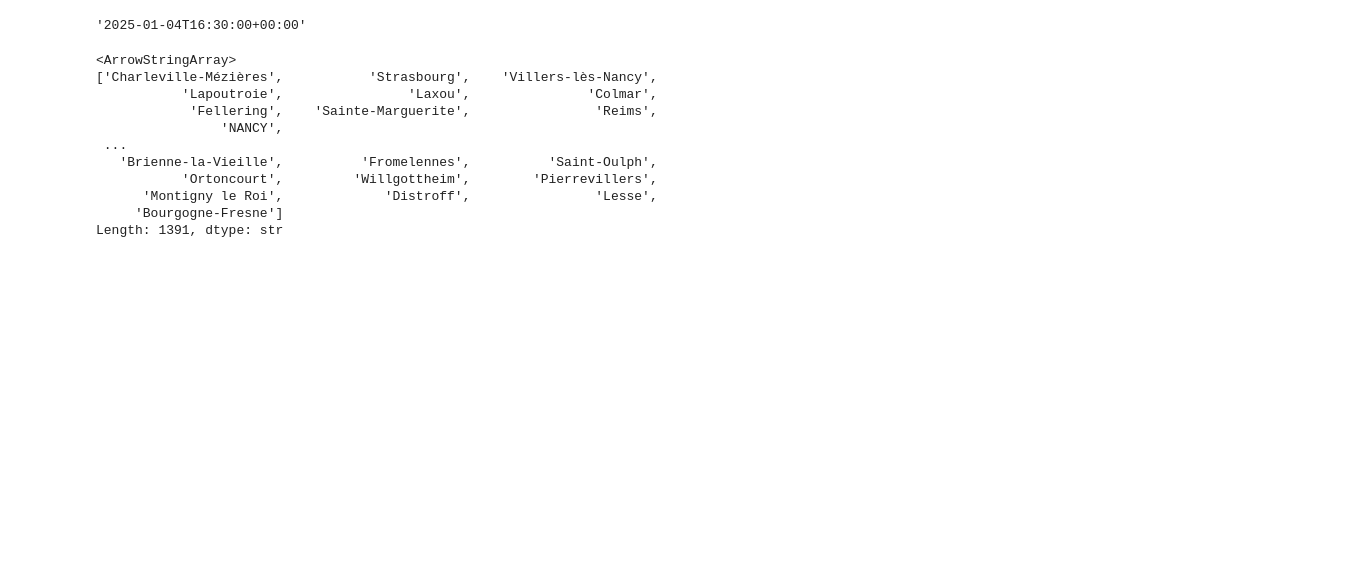
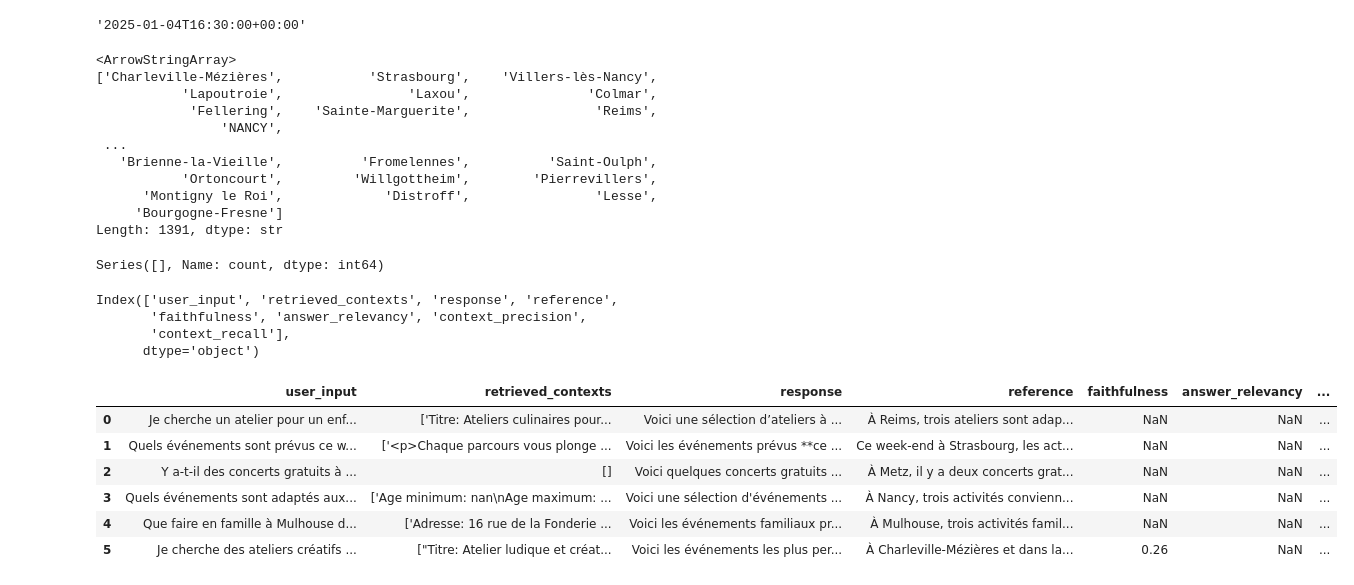
Before and after one commit to Diaure/PulsEvent-LLM-RAG, a Jupyter notebook: verif_df.ipynb, the cells around one changed output. Saved outputs shown, nothing was run; the diff lists cells and outputs as text; code cells hidden in the pictures; blank space fills up the shorter version.

```diff
--- a/verif_df.ipynb
+++ b/verif_df.ipynb
@@ -149,3 +154,26 @@ df_verif['location_city'].unique()
       'Montigny le Roi',             'Distroff',                'Lesse',
      'Bourgogne-Fresne']
 Length: 1391, dtype: str
+# %%
+
+results_df = pd.read_csv("ragas_results.csv")
+results_df["answer_relevancy"].value_counts()
+# %% [output]
+Series([], Name: count, dtype: int64)
+# %%
+results_df.columns
+# %% [output]
+Index(['user_input', 'retrieved_contexts', 'response', 'reference',
+       'faithfulness', 'answer_relevancy', 'context_precision',
+       'context_recall'],
+      dtype='object')
+# %%
+results_df
+# %% [output]
+|  | user_input | retrieved_contexts | response | reference | faithfulness | answer_relevancy | ... |
+| 0 | Je cherche un atelier pour un enf... | ['Titre: Ateliers culinaires pour... | Voici une sélection d’ateliers à ... | À Reims, trois ateliers sont adap... | NaN | NaN | ... |
+| 1 | Quels événements sont prévus ce w... | ['<p>Chaque parcours vous plonge ... | Voici les événements prévus **ce ... | Ce week-end à Strasbourg, les act... | NaN | NaN | ... |
+| 2 | Y a-t-il des concerts gratuits à ... | [] | Voici quelques concerts gratuits ... | À Metz, il y a deux concerts grat... | NaN | NaN | ... |
+| 3 | Quels événements sont adaptés aux... | ['Age minimum: nan\nAge maximum: ... | Voici une sélection d'événements ... | À Nancy, trois activités convienn... | NaN | NaN | ... |
+| 4 | Que faire en famille à Mulhouse d... | ['Adresse: 16 rue de la Fonderie ... | Voici les événements familiaux pr... | À Mulhouse, trois activités famil... | NaN | NaN | ... |
+| 5 | Je cherche des ateliers créatifs ... | ["Titre: Atelier ludique et créat... | Voici les événements les plus per... | À Charleville-Mézières et dans la... | 0.26 | NaN | ... |
```
Also changed, not shown: parts of 1 cell of this notebook, 6 other files.
